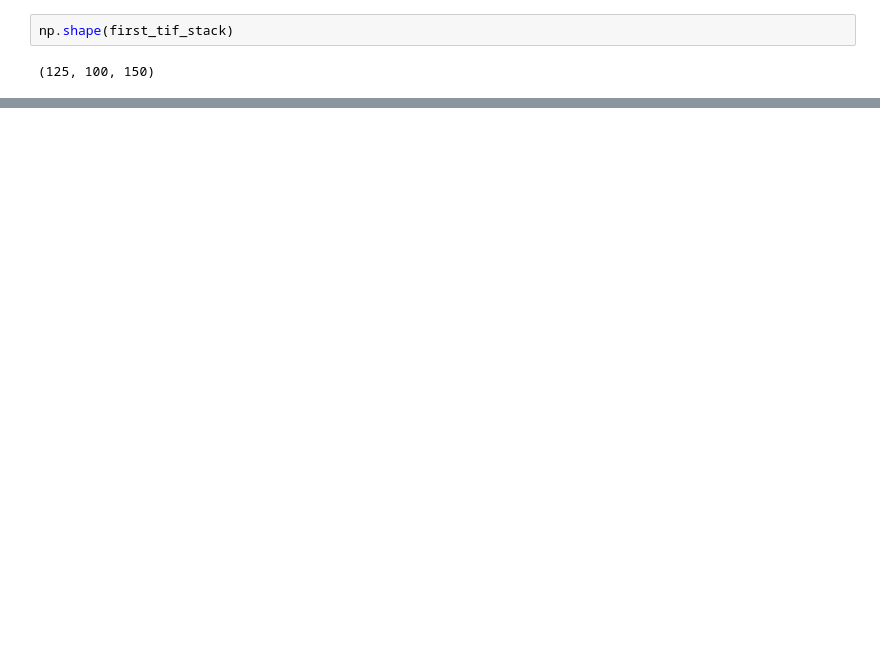
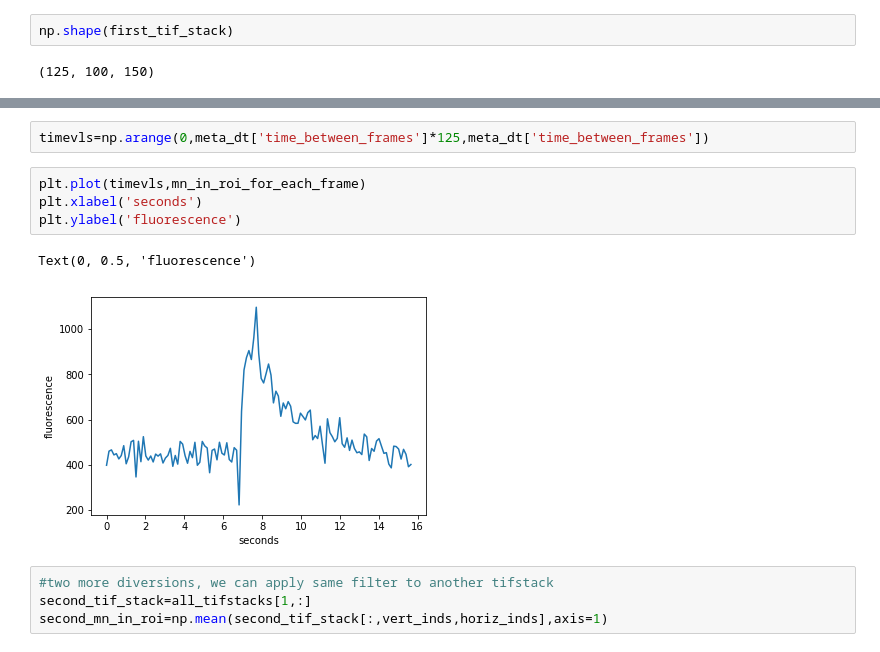
Before and after one commit to timothylwarren/ion_boot_camp, a Jupyter notebook: imaging/boot_camp_intro.ipynb, the cells around one changed output, grey strips where cells are left out. Cells and saved outputs as stored; diff of their text form; blank space fills up the shorter version.

```diff
--- a/imaging/boot_camp_intro.ipynb
+++ b/imaging/boot_camp_intro.ipynb
@@ -300,0 +129,13 @@ ax.add_patch(circ)
+# %%
+timevls=np.arange(0,meta_dt['time_between_frames']*125,meta_dt['time_between_frames'])
+# %%
+plt.plot(timevls,mn_in_roi_for_each_frame)
+plt.xlabel('seconds')
+plt.ylabel('fluorescence')
+# %% [output]
+Text(0, 0.5, 'fluorescence')
+[figure, added]
+# %%
+#two more diversions, we can apply same filter to another tifstack
+second_tif_stack=all_tifstacks[1,:]
+second_mn_in_roi=np.mean(second_tif_stack[:,vert_inds,horiz_inds],axis=1)
```
Also changed, not shown: parts of 83 cells of this notebook, 7 other files.
